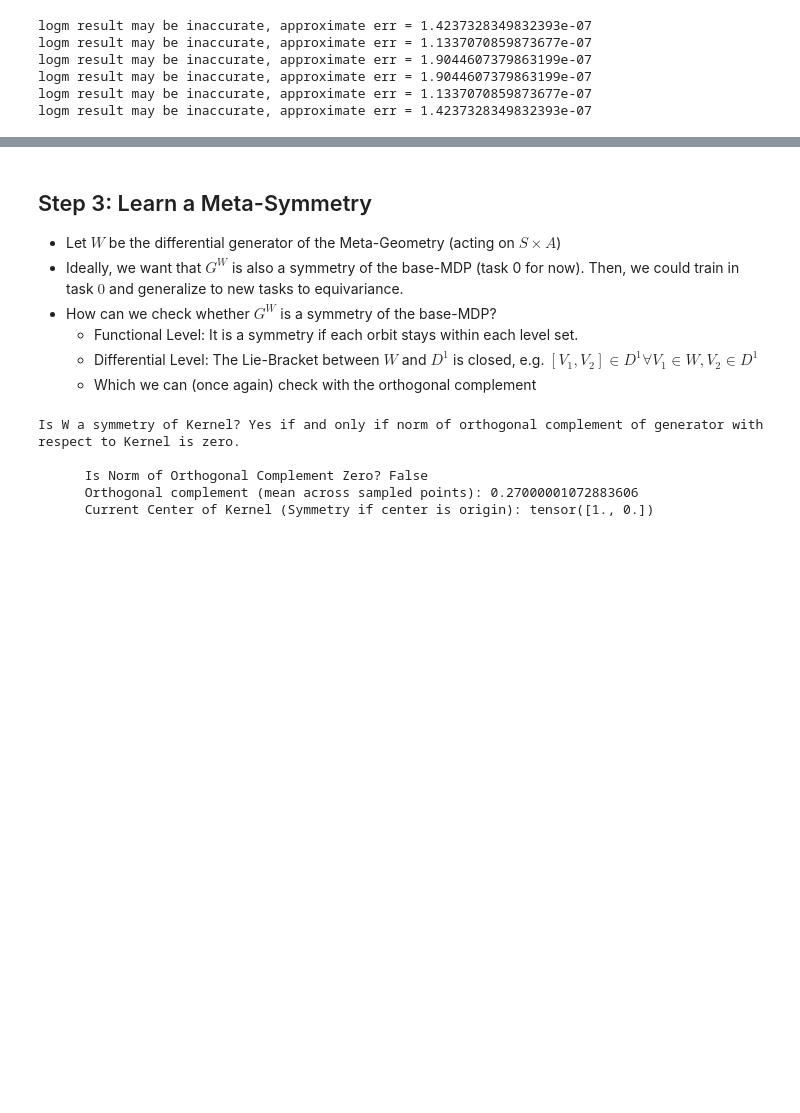
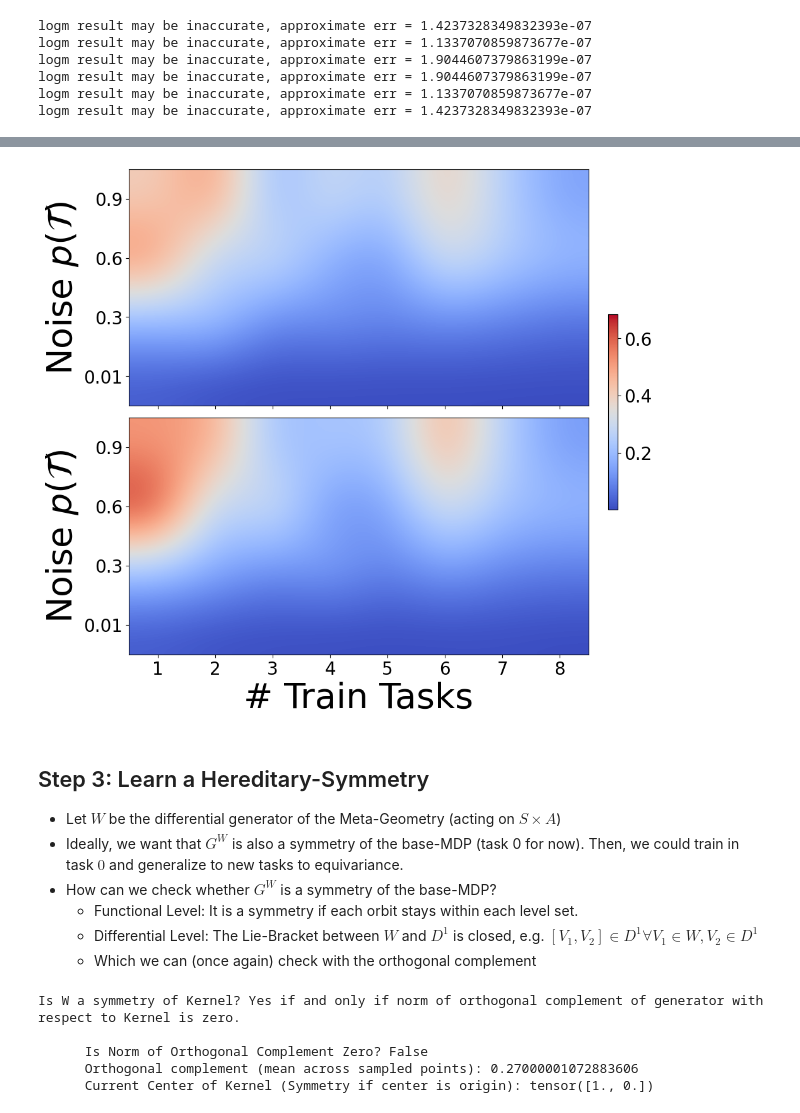
Before and after one commit to PaulNitschke/geo_meta_rl, a Jupyter notebook: differential_task_inference.ipynb, the cells around one changed output, grey strips where cells are left out. Drawn from its saved outputs; the diff is of its cells as text; code cells hidden in the pictures; blank space fills up the shorter version.

```diff
--- a/differential_task_inference.ipynb
+++ b/differential_task_inference.ipynb
@@ -245,5 +336,57 @@ Learned Differential Generator of Meta-Symmetry:
+# %%
+loss_max_matrix = np.zeros((len(SIGMA_NOISES), len(N_TASK_VALUES)))
+loss_min_matrix = np.zeros((len(SIGMA_NOISES), len(N_TASK_VALUES)))
+
+for (n_tasks, sigma_noise, loss) in all_losses_max:
+    i = SIGMA_NOISES.index(sigma_noise)
+    j = N_TASK_VALUES.index(n_tasks)
+    loss_max_matrix[i, j] = loss
+
+for (n_tasks, sigma_noise, loss) in all_losses_min:
+    i = SIGMA_NOISES.index(sigma_noise)
+    j = N_TASK_VALUES.index(n_tasks)
+    loss_min_matrix[i, j] = loss
+
+# Plotting with shared colorbar
+fig, axes = plt.subplots(
+    nrows=2,
+    sharex=True,
+    figsize=(FIG_HEIGHT, FIG_HEIGHT),
+    gridspec_kw={"height_ratios": [1, 1], "hspace": 0.05}  # Smaller hspace
+)
+
+cmap = 'coolwarm'
+vmin = min(loss_max_matrix.min(), loss_min_matrix.min())
+vmax = max(loss_max_matrix.max(), loss_min_matrix.max())
+
+# Heatmaps
+im1 = axes[0].imshow(loss_max_matrix, aspect='auto', cmap=cmap, origin='lower', vmin=vmin, vmax=vmax,
+                         interpolation='bicubic'  # Try 'bilinear' or 'gaussian' too
+                     )
+axes[0].set_ylabel('Noise $p(\mathcal{T})$', fontsize=2*LABEL_FONT_SIZE)
+axes[0].set_yticks(np.arange(len(SIGMA_NOISES)))
+axes[0].set_yticklabels(SIGMA_NOISES, fontsize=LABEL_FONT_SIZE)
+
+im2 = axes[1].imshow(loss_min_matrix, aspect='auto', cmap=cmap, origin='lower', vmin=vmin, vmax=vmax,
+                                              interpolation='bicubic'  # Try 'bilinear' or 'gaussian' too
+                     )
+axes[1].set_xlabel('# Train Tasks', fontsize=2*LABEL_FONT_SIZE)
+axes[1].set_ylabel('Noise $p(\mathcal{T})$', fontsize=2*LABEL_FONT_SIZE)
+axes[1].set_yticks(np.arange(len(SIGMA_NOISES)))
+axes[1].set_yticklabels(SIGMA_NOISES, fontsize=LABEL_FONT_SIZE)
+axes[1].set_xticks(np.arange(len(N_TASK_VALUES)))
+axes[1].set_xticklabels(N_TASK_VALUES, fontsize=LABEL_FONT_SIZE)
+
+# Shared colorbar
+cbar = fig.colorbar(im2, ax=axes, orientation='vertical', fraction=0.02, pad=0.04)
+cbar.ax.tick_params(labelsize=LABEL_FONT_SIZE)
+
+plt.tight_layout()
+plt.show()
+# %% [output]
+[figure, added]
 # %% [markdown]
-## Step 3: Learn a Meta-Symmetry
+## Step 3: Learn a Hereditary-Symmetry
 
 - Let $W$ be the differential generator of the Meta-Geometry (acting on $S \times A$)
 - Ideally, we want that $G^W$ is also a symmetry of the base-MDP (task 0 for now). Then, we could train in task $0$ and generalize to new tasks to equivariance.
```
Also changed, not shown: parts of 21 cells of this notebook, 13 other files.
